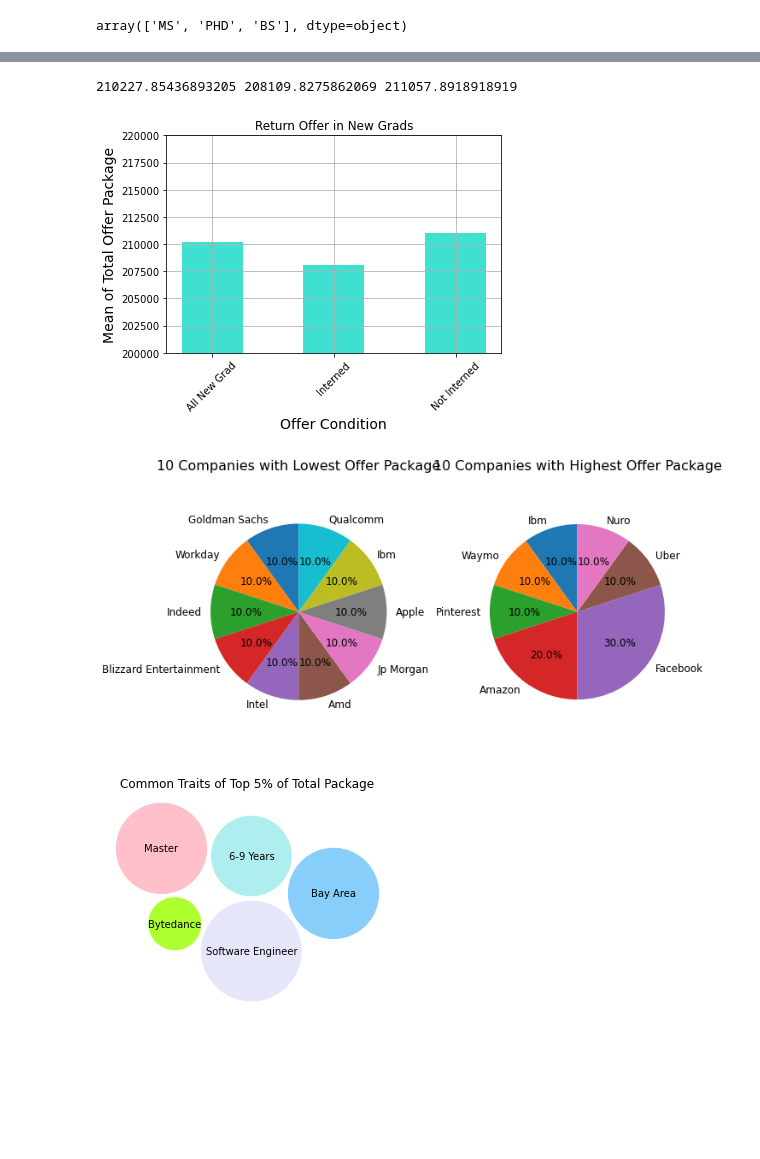
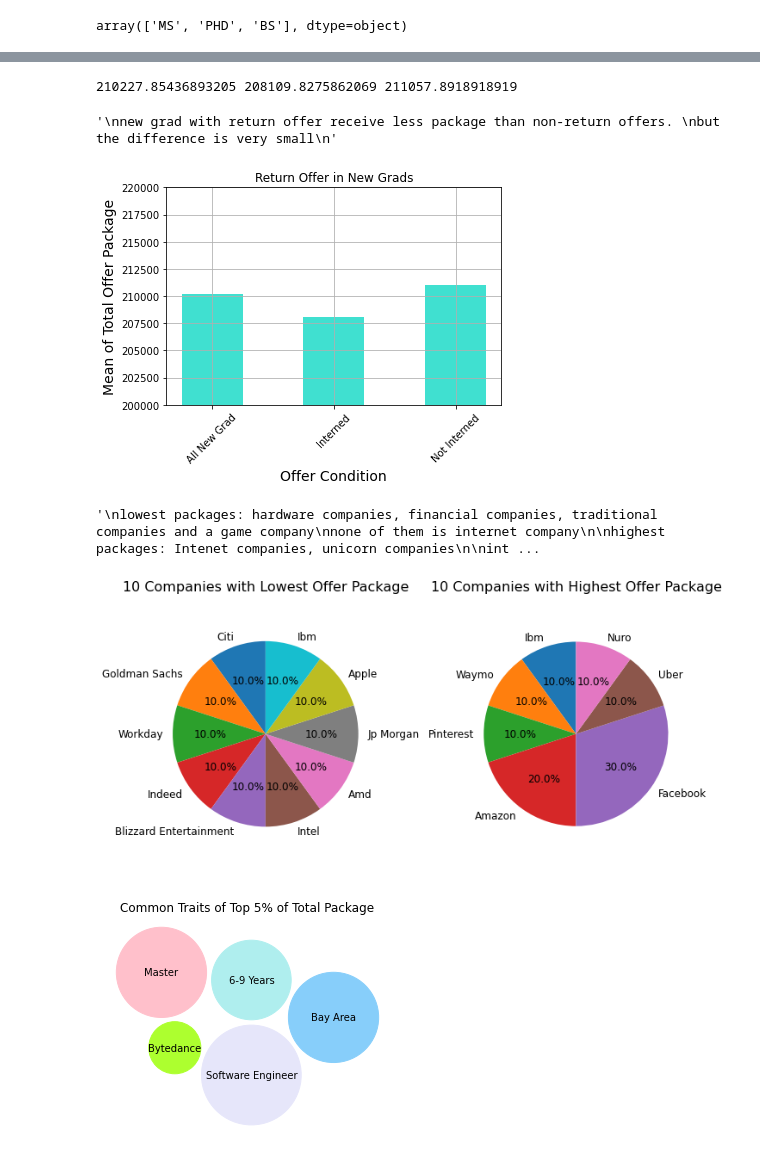
Before and after one commit to dorothyjx/damg-6105-Final-Project, a Jupyter notebook: project_final.ipynb, the cells around one changed output, grey strips where cells are left out. Cells and saved outputs as stored; diff of their text form; code cells hidden in the pictures; blank space fills up the shorter version.

```diff
--- a/project_final.ipynb
+++ b/project_final.ipynb
@@ -625,18 +678,24 @@ plt.axis((x1,x2,200000,220000))
 plt.grid(True)
 plt.savefig('./figures/ReturnOffer.png', bbox_inches='tight')
 print(newgrad_mean, returned_mean, normal_mean)
+
+'''
+new grad with return offer receive less package than non-return offers.
+but the difference is very small
+'''
 # %% [output]
 210227.85436893205 208109.8275862069 211057.8918918919
+'\nnew grad with return offer receive less package than non-return offers. \nbut the difference is very small\n'
 [figure]
 # %%
-# Best offer companies vs lowest offer companies for new grad(top 5 vs bottom 5)
+# Best offer companies vs lowest offer companies for new grad(top 10 vs bottom 10)
 # Expected to be a bar chart
 offers = newgrad.groupby(["Company", "Education", "Total"]).groups
 new_offers = []
 for k in offers.keys():
     new_offers.append(k)
 new_offers = sorted(new_offers, key = lambda x: x[2])
-bottom5 = new_offers[1:11]
+bottom5 = new_offers[0:10]
 bcompany = {}
 for c in bottom5:
     bcompany[c[0]] = bcompany.get(c[0], 0) + 1
@@ -659,23 +718,36 @@ tsizes = []
 for k,v  in tcompany.items():
     tlabels.append(k)
     tsizes.append(v)
+
+# pair the company and the count
 # %%
 #10 Companies with Highest/Lowest Offer Package
 
 fig = plt.figure(figsize = (10,5))
 
 ax1 = plt.subplot(1,2,1)
 ax1.pie(bsizes, labels=blabels, autopct='%1.1f%%', startangle = 90, textprops={'fontsize': 12})
 ax1.axis('equal')
 ax1.set_title('10 Companies with Lowest Offer Package', fontsize=16)
 
 ax1 = plt.subplot(1,2,2)
 ax1.pie(tsizes, labels=tlabels, autopct='%1.1f%%', startangle = 90, textprops={'fontsize': 12})
 ax1.axis('equal')
 ax1.set_title('10 Companies with Highest Offer Package', fontsize=16)
 fig.tight_layout()
 fig.savefig('./figures/TopAndBottom10.png', bbox_inches='tight')
+
+'''
+lowest packages: hardware companies, financial companies, traditional companies and a game company
+none of them is internet company
+
+highest packages: Intenet companies, unicorn companies
+
+interesting IBM: both sides
+means a company can pay very well and not very well at same time
+'''
 # %% [output]
+'\nlowest packages: hardware companies, financial companies, traditional companies and a game company\nnone of them is internet company\n\nhighest packages: Intenet companies, unicorn companies\n\nint ...
-[figure, old version]
+[figure, new version]
 # %%
 '''
```
Also changed, not shown: parts of 22 cells of this notebook, 1 other file.
